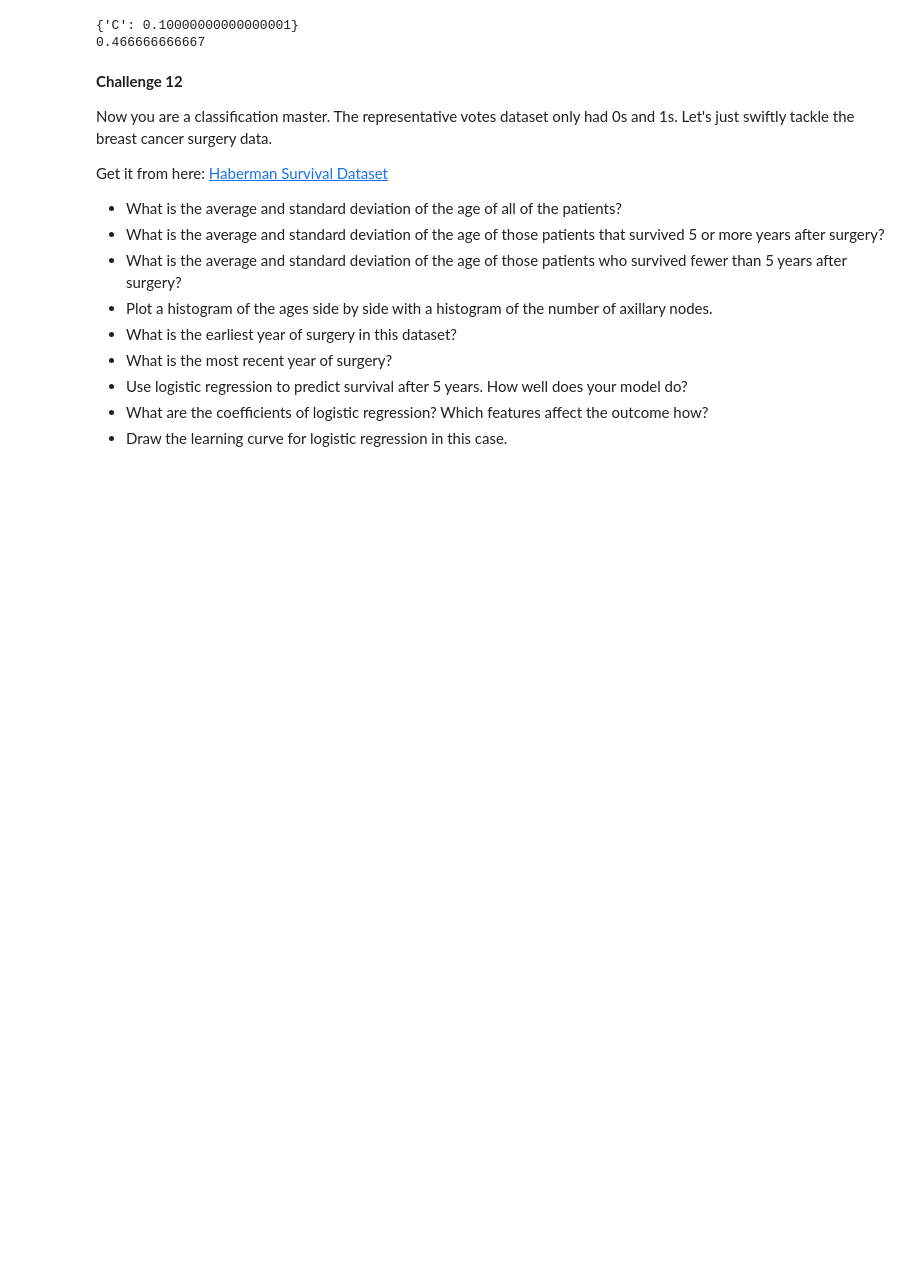
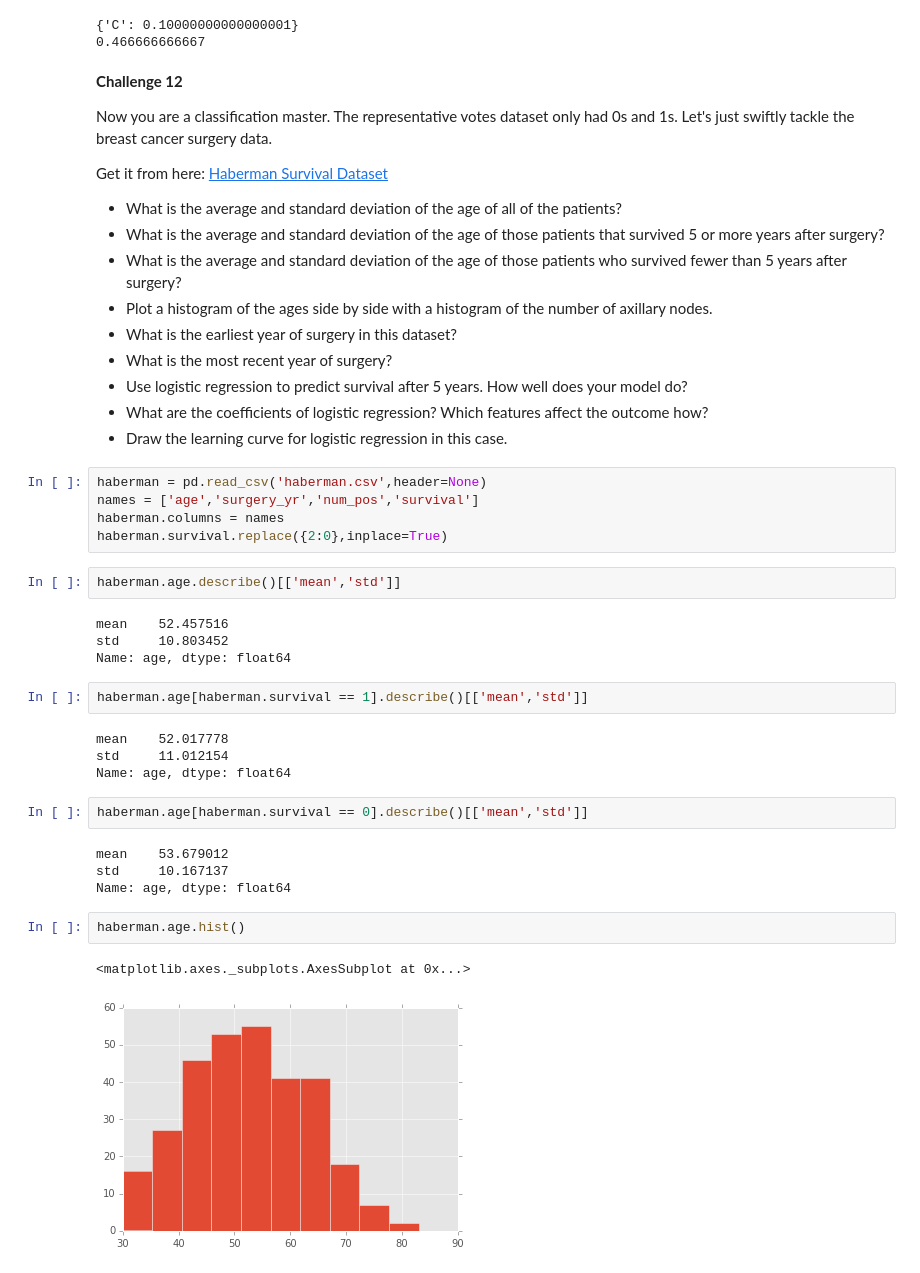
Before and after one commit to jstnstwrt/classification-models, a Jupyter notebook: classification.ipynb, the cells around one changed output. Cells and saved outputs as stored; diff of their text form; blank space fills up the shorter version.

Commit message:
computed a number of descriptive stats investigating the haberman survvial dataset.

```diff
--- a/classification.ipynb
+++ b/classification.ipynb
@@ -431,3 +431,31 @@ Get it from here: [Haberman Survival Dataset](https://archive.ics.uci.edu/ml/dat
  * Use logistic regression to predict survival after 5 years. How well does your model do?
  * What are the coefficients of logistic regression? Which features affect the outcome how?
  * Draw the learning curve for logistic regression in this case.
+# %%
+haberman = pd.read_csv('haberman.csv',header=None)
+names = ['age','surgery_yr','num_pos','survival']
+haberman.columns = names
+haberman.survival.replace({2:0},inplace=True)
+# %%
+haberman.age.describe()[['mean','std']]
+# %% [output]
+mean    52.457516
+std     10.803452
+Name: age, dtype: float64
+# %%
+haberman.age[haberman.survival == 1].describe()[['mean','std']]
+# %% [output]
+mean    52.017778
+std     11.012154
+Name: age, dtype: float64
+# %%
+haberman.age[haberman.survival == 0].describe()[['mean','std']]
+# %% [output]
+mean    53.679012
+std     10.167137
+Name: age, dtype: float64
+# %%
+haberman.age.hist()
+# %% [output]
+<matplotlib.axes._subplots.AxesSubplot at 0x...>
+[figure, added]
```
Also changed, not shown: parts of 2 cells of this notebook.
